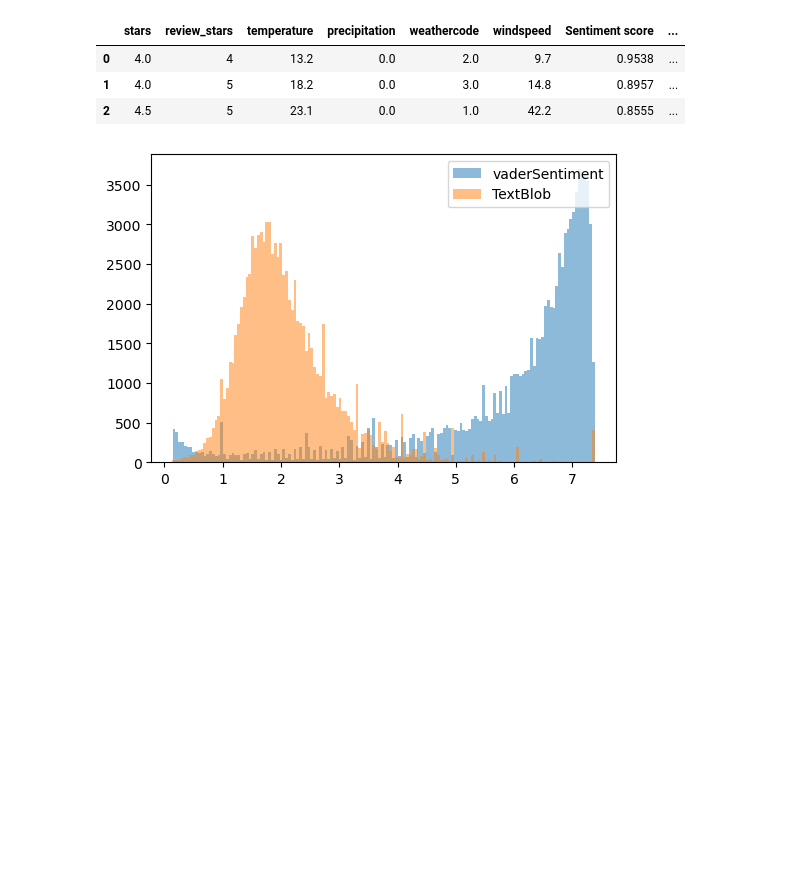
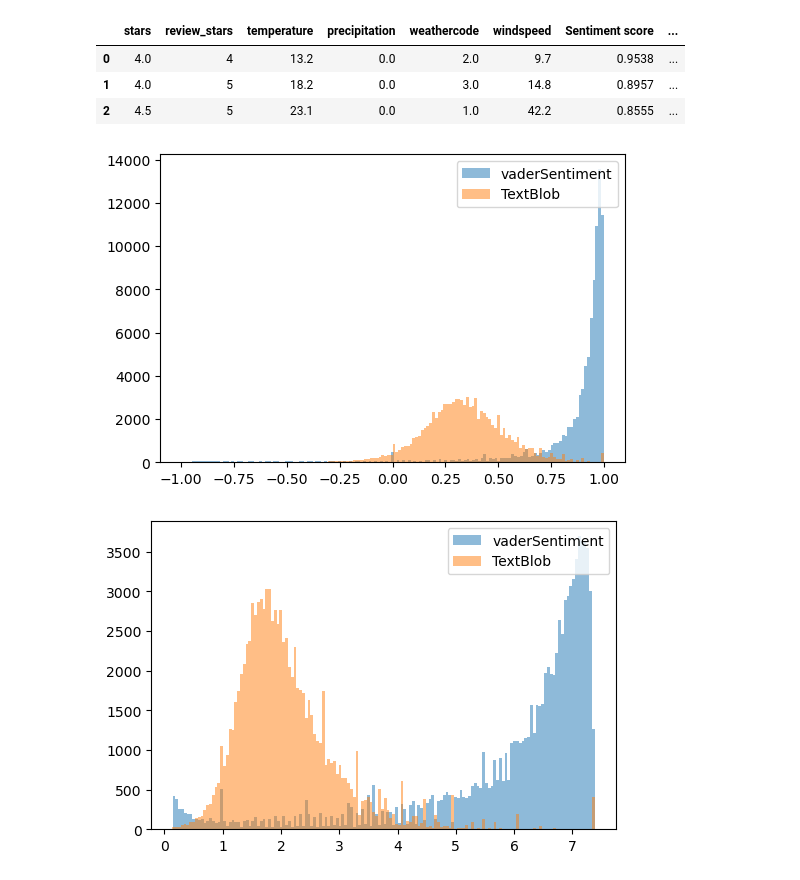
Before and after one commit to jago-h/TM_project, a Jupyter notebook: PyProcess.ipynb, the cells around one changed output. Cells and saved outputs as stored; diff of their text form; code cells hidden in the pictures; blank space fills up the shorter version.

```diff
--- a/PyProcess.ipynb
+++ b/PyProcess.ipynb
@@ -25,6 +25,22 @@ df.head(3)
 | 0 | 4.0 | 4 | 13.2 | 0.0 | 2.0 | 9.7 | 0.9538 | ... |
 | 1 | 4.0 | 5 | 18.2 | 0.0 | 3.0 | 14.8 | 0.8957 | ... |
 | 2 | 4.5 | 5 | 23.1 | 0.0 | 1.0 | 42.2 | 0.8555 | ... |
+# %%
+# Plot original sentiment scores
+plt.figure(figsize=(6,4))
+
+x1 = df['Sentiment score']
+x3 = df['Sentiment Polarity']
+
+# Plot on each subplot
+plt.hist(x1, bins = 150, alpha=0.5, label='vaderSentiment')
+plt.hist(x3, bins = 150, alpha=0.5, label='TextBlob')
+plt.legend(loc='upper right')
+
+# Show the plot
+plt.show()
+# %% [output]
+[figure, added]
 # %%
 # Plot sentiment scores
 plt.figure(figsize=(6,4))
```
Also changed, not shown: parts of 3 cells of this notebook.
